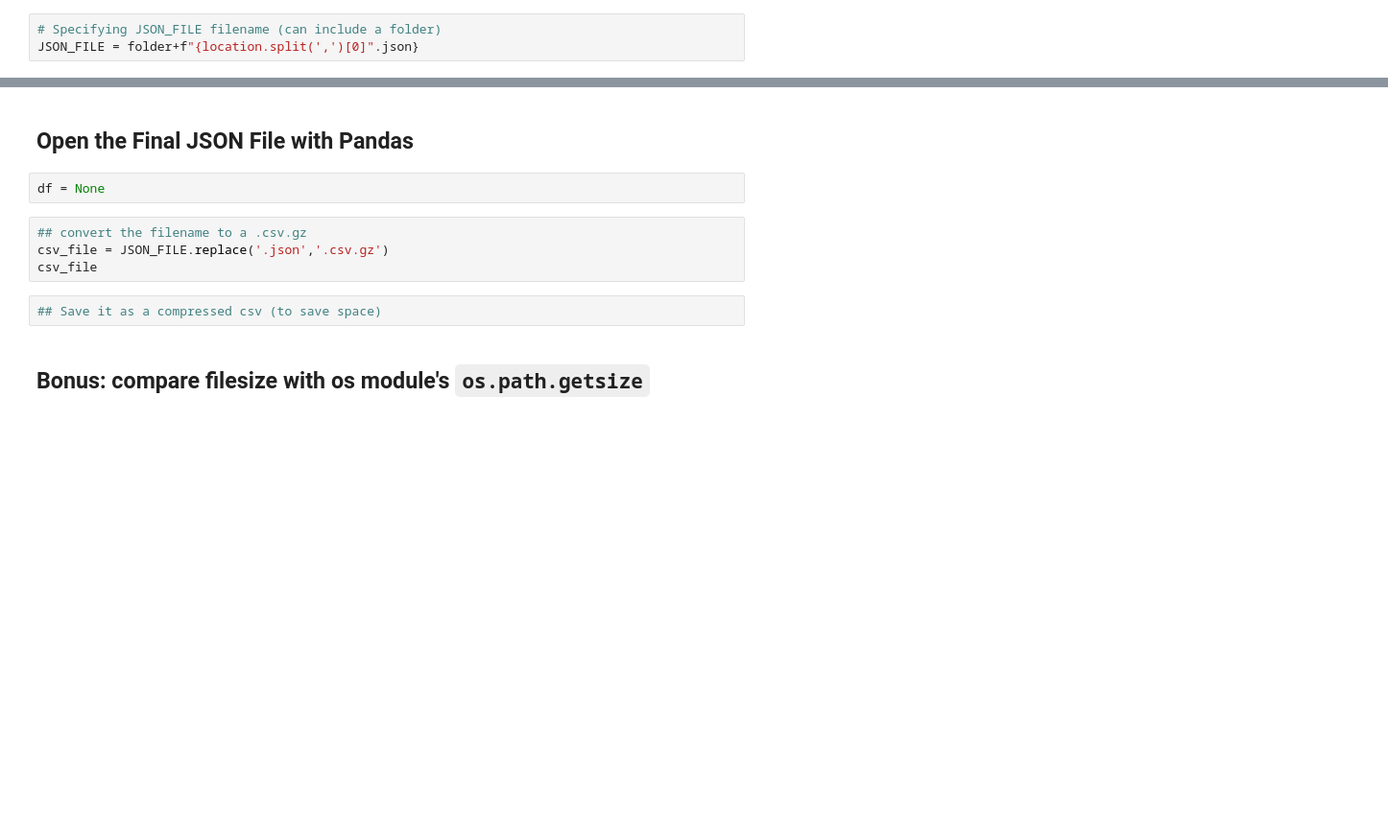
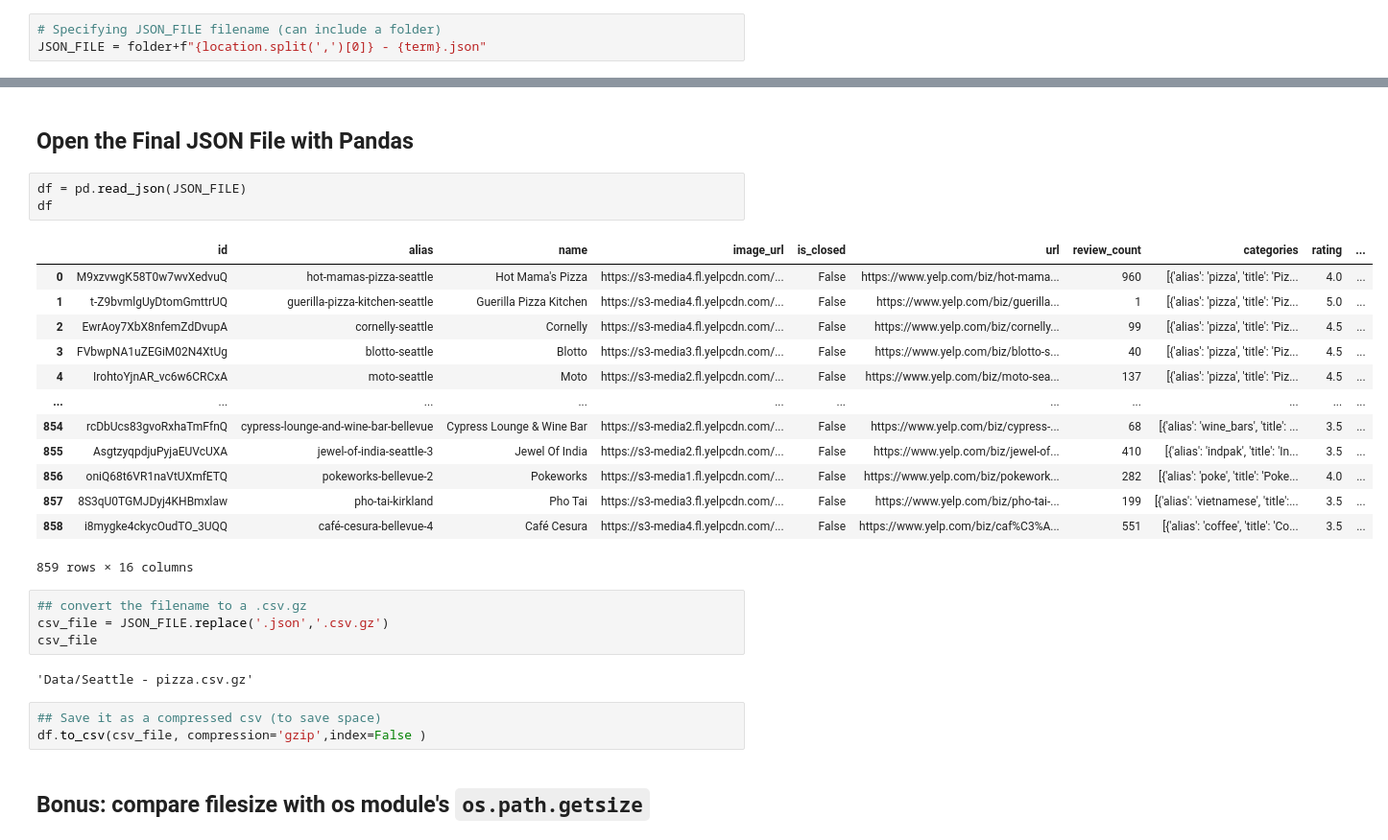
Before and after one commit to MileneCV/data-enrichment-wk14-activity-mapping-yelp-api-results, a Jupyter notebook: Part1-Extracting and Saving Data from Yelp API.ipynb, the cells around one changed output, grey strips where cells are left out. Shown: that part at 96% size. Cells and saved outputs as stored; diff of their text form; blank space fills up the shorter version.

```diff
--- a/Part1-Extracting and Saving Data from Yelp API.ipynb
+++ b/Part1-Extracting and Saving Data from Yelp API.ipynb
@@ -79,3 +83,3 @@ os.makedirs(folder, exist_ok = True)
 # %%
 # Specifying JSON_FILE filename (can include a folder)
-JSON_FILE = folder+f"{location.split(',')[0]".json}
+JSON_FILE = folder+f"{location.split(',')[0]} - {term}.json"
@@ -156,13 +243,31 @@ for i in tqdm_notebook( range(1,n_pages+1)):
 # %% [markdown]
 ## Open the Final JSON File with Pandas
-# %%
-df = None
+# %%
+df = pd.read_json(JSON_FILE)
+df
+# %% [output]
+|  | id | alias | name | image_url | is_closed | url | review_count | categories | rating | ... |
+| 0 | M9xzvwgK58T0w7wvXedvuQ | hot-mamas-pizza-seattle | Hot Mama's Pizza | https://s3-media4.fl.yelpcdn.com/... | False | https://www.yelp.com/biz/hot-mama... | 960 | [{'alias': 'pizza', 'title': 'Piz... | 4.0 | ... |
+| 1 | t-Z9bvmlgUyDtomGmttrUQ | guerilla-pizza-kitchen-seattle | Guerilla Pizza Kitchen | https://s3-media4.fl.yelpcdn.com/... | False | https://www.yelp.com/biz/guerilla... | 1 | [{'alias': 'pizza', 'title': 'Piz... | 5.0 | ... |
+| 2 | EwrAoy7XbX8nfemZdDvupA | cornelly-seattle | Cornelly | https://s3-media4.fl.yelpcdn.com/... | False | https://www.yelp.com/biz/cornelly... | 99 | [{'alias': 'pizza', 'title': 'Piz... | 4.5 | ... |
+| 3 | FVbwpNA1uZEGiM02N4XtUg | blotto-seattle | Blotto | https://s3-media3.fl.yelpcdn.com/... | False | https://www.yelp.com/biz/blotto-s... | 40 | [{'alias': 'pizza', 'title': 'Piz... | 4.5 | ... |
+| 4 | IrohtoYjnAR_vc6w6CRCxA | moto-seattle | Moto | https://s3-media2.fl.yelpcdn.com/... | False | https://www.yelp.com/biz/moto-sea... | 137 | [{'alias': 'pizza', 'title': 'Piz... | 4.5 | ... |
+| ... | ... | ... | ... | ... | ... | ... | ... | ... | ... | ... |
+| 854 | rcDbUcs83gvoRxhaTmFfnQ | cypress-lounge-and-wine-bar-bellevue | Cypress Lounge & Wine Bar | https://s3-media2.fl.yelpcdn.com/... | False | https://www.yelp.com/biz/cypress-... | 68 | [{'alias': 'wine_bars', 'title': ... | 3.5 | ... |
+| 855 | AsgtzyqpdjuPyjaEUVcUXA | jewel-of-india-seattle-3 | Jewel Of India | https://s3-media2.fl.yelpcdn.com/... | False | https://www.yelp.com/biz/jewel-of... | 410 | [{'alias': 'indpak', 'title': 'In... | 3.5 | ... |
+| 856 | oniQ68t6VR1naVtUXmfETQ | pokeworks-bellevue-2 | Pokeworks | https://s3-media1.fl.yelpcdn.com/... | False | https://www.yelp.com/biz/pokework... | 282 | [{'alias': 'poke', 'title': 'Poke... | 4.0 | ... |
+| 857 | 8S3qU0TGMJDyj4KHBmxlaw | pho-tai-kirkland | Pho Tai | https://s3-media3.fl.yelpcdn.com/... | False | https://www.yelp.com/biz/pho-tai-... | 199 | [{'alias': 'vietnamese', 'title':... | 3.5 | ... |
+| 858 | i8mygke4ckycOudTO_3UQQ | café-cesura-bellevue-4 | Café Cesura | https://s3-media4.fl.yelpcdn.com/... | False | https://www.yelp.com/biz/caf%C3%A... | 551 | [{'alias': 'coffee', 'title': 'Co... | 3.5 | ... |
+859 rows × 16 columns
 # %%
 ## convert the filename to a .csv.gz
 csv_file = JSON_FILE.replace('.json','.csv.gz')
 csv_file
+# %% [output]
+'Data/Seattle - pizza.csv.gz'
 # %%
 ## Save it as a compressed csv (to save space)
+df.to_csv(csv_file, compression='gzip',index=False )
 # %% [markdown]
 ## Bonus: compare filesize with os module's `os.path.getsize`
 # %%
```
Also changed, not shown: parts of 16 cells of this notebook, 2 other files.
